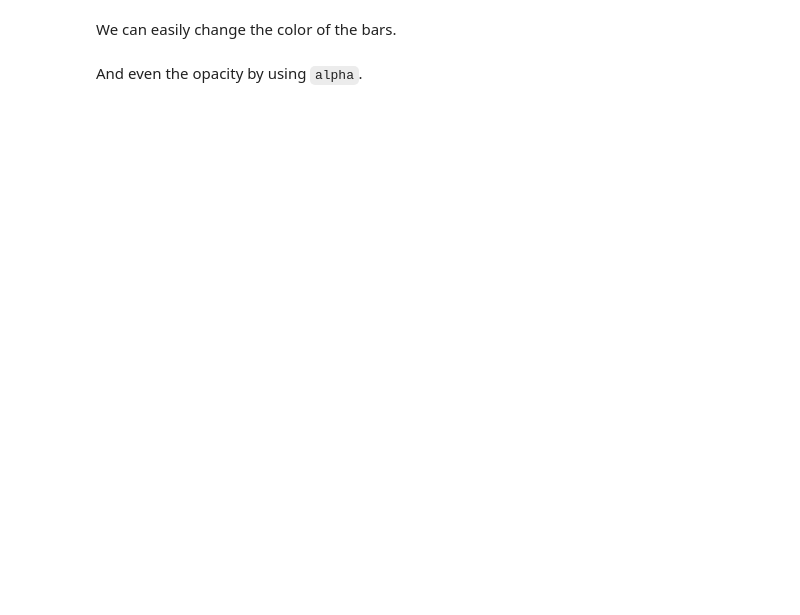
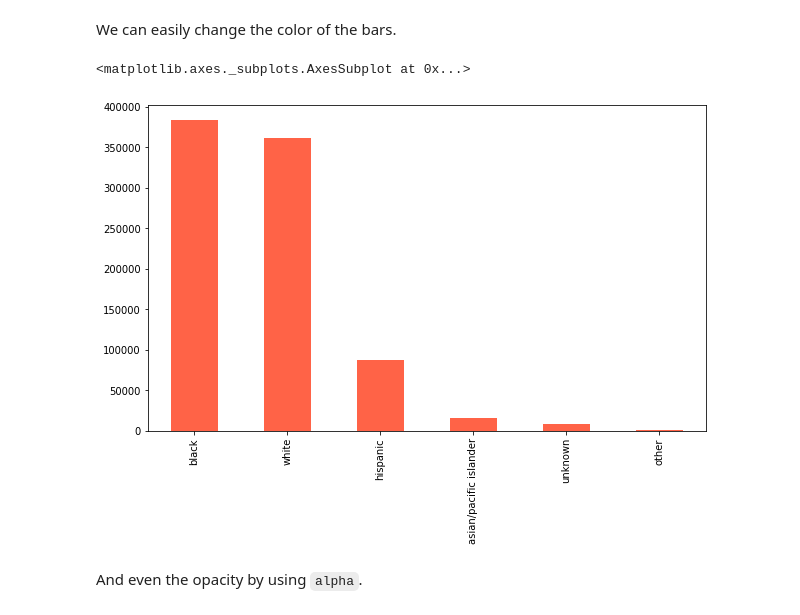
Before and after one commit to NCSU-Libraries/data-viz-workshops, a Jupyter notebook: Data_Vizualization_with_Python/data_visualization.ipynb, the cells around one changed output. Saved outputs shown, nothing was run; the diff lists cells and outputs as text; code cells hidden in the pictures; blank space fills up the shorter version.

```diff
--- a/Data_Vizualization_with_Python/data_visualization.ipynb
+++ b/Data_Vizualization_with_Python/data_visualization.ipynb
@@ -158,7 +289,10 @@ stops_county['wb_delta'] = stops_county['pct_white_stopped'] - stops_county['pct
 # %% [markdown]
 We can easily change the color of the bars.
 # %%
-stops_county.plot.bar(x='county_name', y='wb_delta', color='tomato')
+stops["subject_race"].value_counts().plot.bar(color='tomato')
+# %% [output]
+<matplotlib.axes._subplots.AxesSubplot at 0x...>
+[figure, added]
 # %% [markdown]
 And even the opacity by using `alpha`.
 # %%
```
Also changed, not shown: parts of 35 cells of this notebook.
